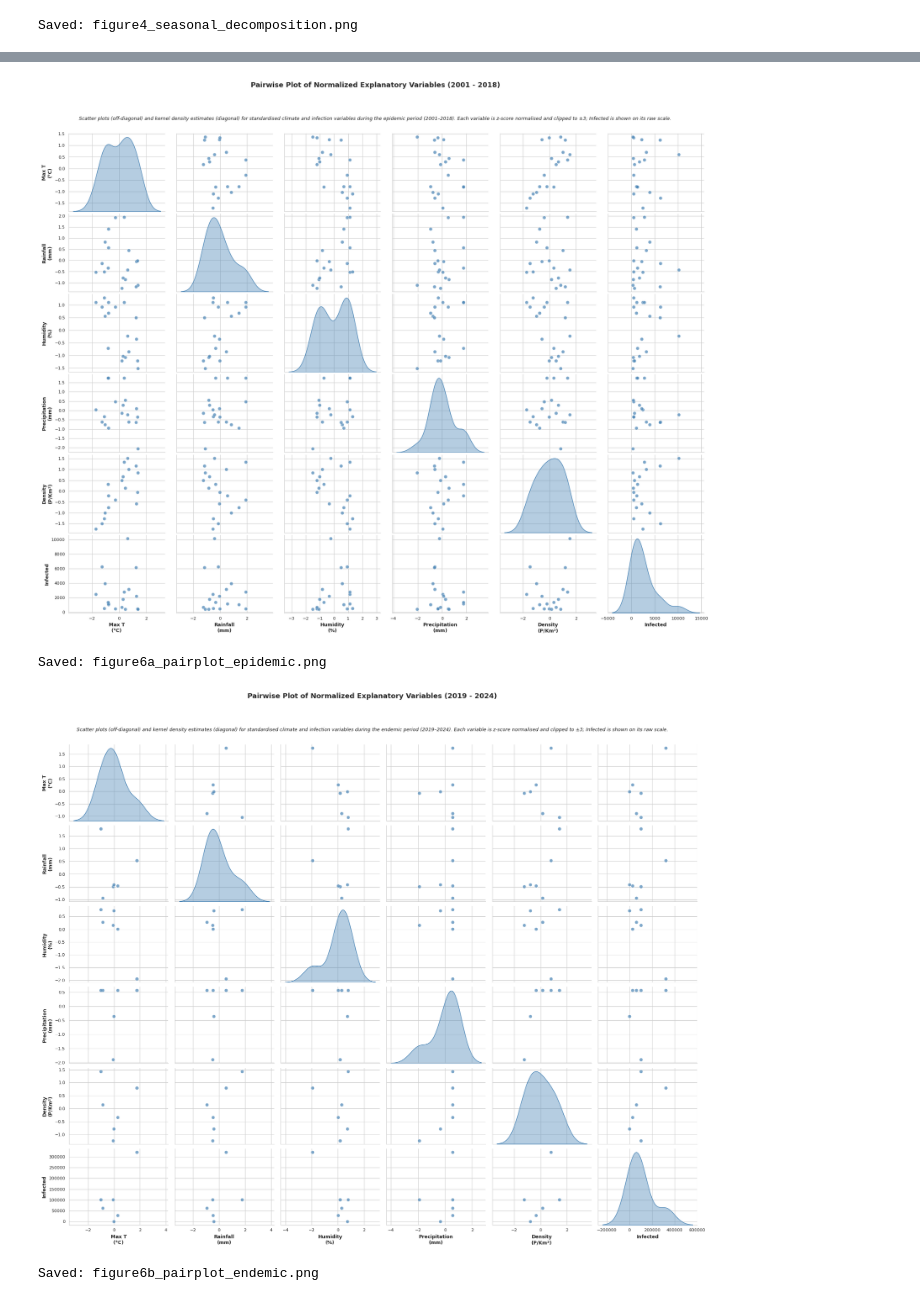
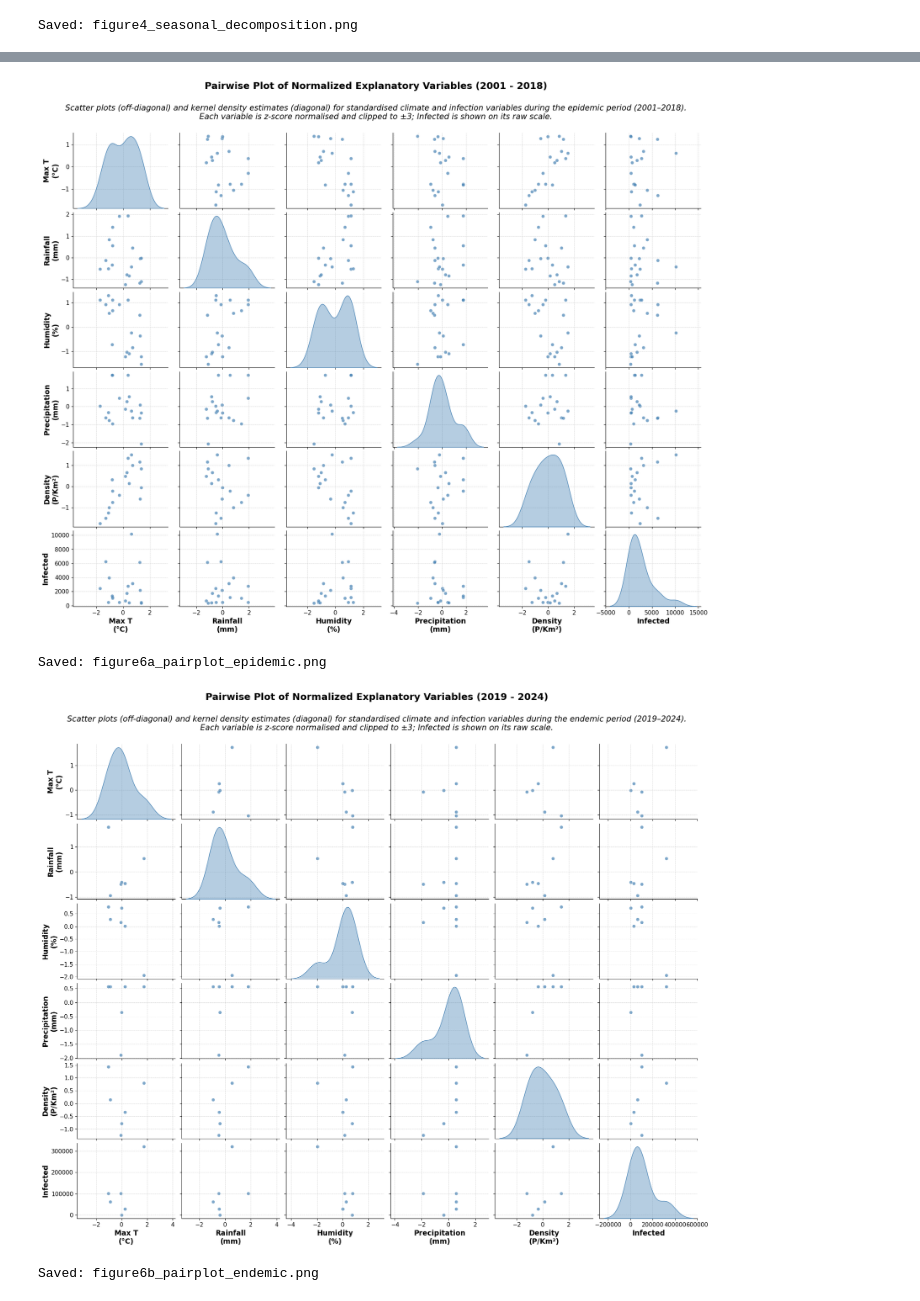
Before and after one commit to awnonbhowmik/DENV-Data-Analysis, a Jupyter notebook: refine_fig.ipynb, the cells around one changed output, grey strips where cells are left out. Cells and saved outputs as stored; diff of their text form; code cells hidden in the pictures.

```diff
--- a/refine_fig.ipynb
+++ b/refine_fig.ipynb
@@ -1022,9 +967,9 @@ def apply_labels(pairplot):
                     ax.set_ylabel(axis_label_map[y_label])
     for ax in pairplot.axes.flatten():
         if ax:
-            ax.set_xlabel(ax.get_xlabel(), fontsize=9, fontweight='bold')
-            ax.set_ylabel(ax.get_ylabel(), fontsize=9, fontweight='bold')
-            ax.tick_params(axis='both', labelsize=8)
+            ax.set_xlabel(ax.get_xlabel(), fontsize=13.5, fontweight='bold')
+            ax.set_ylabel(ax.get_ylabel(), fontsize=13.5, fontweight='bold')
+            ax.tick_params(axis='both', labelsize=11)
 
 def make_pairplot(df, period_label, subtitle, filename):
     norm = make_normalized(df)
@@ -1038,6 +983,10 @@ def make_pairplot(df, period_label, subtitle, filename):
         plot_kws={'alpha': 0.7, 's': 40, 'color': 'steelblue'},
         diag_kws={'color': 'steelblue', 'fill': True, 'alpha': 0.4},
     )
+    # Turn grid ON for all axes
+    for ax in pp.axes.flatten():
+        if ax:
+            ax.grid(True, linestyle='--', linewidth=0.5, alpha=0.7)
 
     apply_labels(pp)
 
@@ -1047,44 +996,44 @@ def make_pairplot(df, period_label, subtitle, filename):
     # Main title — placed inside the reserved top space
     pp.figure.suptitle(
         period_label,
-        fontsize=13, fontweight='bold', y=0.97
+        fontsize=18, fontweight='bold', y=0.97
     )
-    # Explanatory subtitle — one line below the title, inside the figure
+    # Explanatory subtitle
     pp.figure.text(
-        0.5, 0.91, subtitle,
-        ha='center', va='top', fontsize=9, style='italic',
+        0.5, 0.93, subtitle,
+        ha='center', va='top', fontsize=15, style='italic',
         wrap=True
     )
 
     pp.figure.savefig(filename, dpi=300, bbox_inches='tight')
     plt.show()
     print(f"Saved: {filename}")
 
 # ── Panel (a): Epidemic 2001–2018 ─────────────────────────────────────────────
 make_pairplot(
     data_epidemic,
     period_label="Pairwise Plot of Normalized Explanatory Variables (2001 - 2018)",
     subtitle=(
         "Scatter plots (off-diagonal) and kernel density estimates (diagonal) for "
-        "standardised climate and infection variables during the epidemic period (2001–2018). "
+        "standardised climate and infection variables during the epidemic period (2001–2018).\n"
         "Each variable is z-score normalised and clipped to ±3; Infected is shown on its raw scale."
     ),
     filename="figure6a_pairplot_epidemic.png"
 )
 
 # ── Panel (b): Endemic 2019–2024 ──────────────────────────────────────────────
 make_pairplot(
     data_endemic,
     period_label="Pairwise Plot of Normalized Explanatory Variables (2019 - 2024)",
     subtitle=(
         "Scatter plots (off-diagonal) and kernel density estimates (diagonal) for "
-        "standardised climate and infection variables during the endemic period (2019–2024). "
+        "standardised climate and infection variables during the endemic period (2019–2024).\n"
         "Each variable is z-score normalised and clipped to ±3; Infected is shown on its raw scale."
     ),
     filename="figure6b_pairplot_endemic.png"
 )
 # %% [output]
-[figure, old version]
+[figure, new version]
 Saved: figure6a_pairplot_epidemic.png
-[figure, old version]
+[figure, new version]
 Saved: figure6b_pairplot_endemic.png
```
Also changed, not shown: parts of 3 cells of this notebook, 6 other files.
